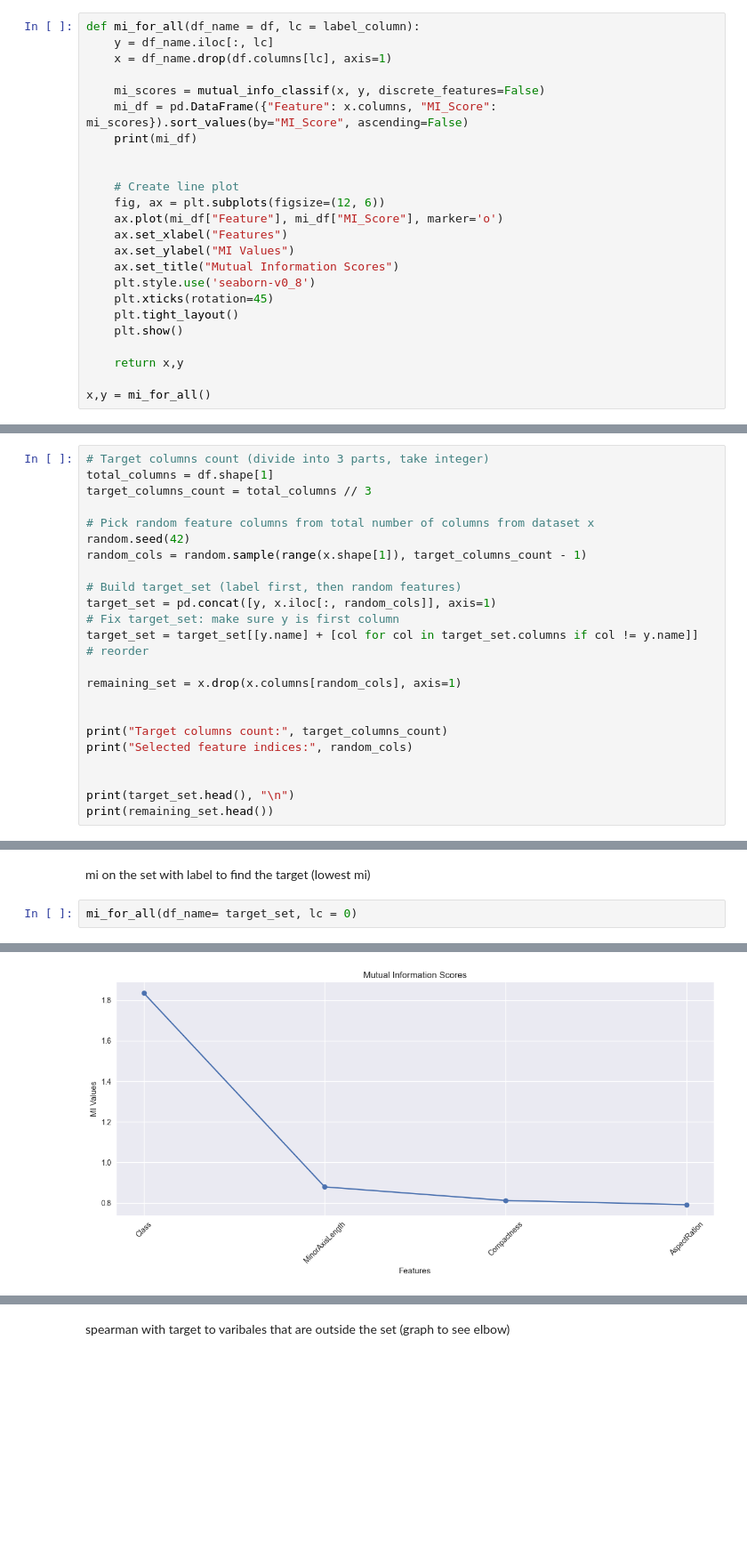
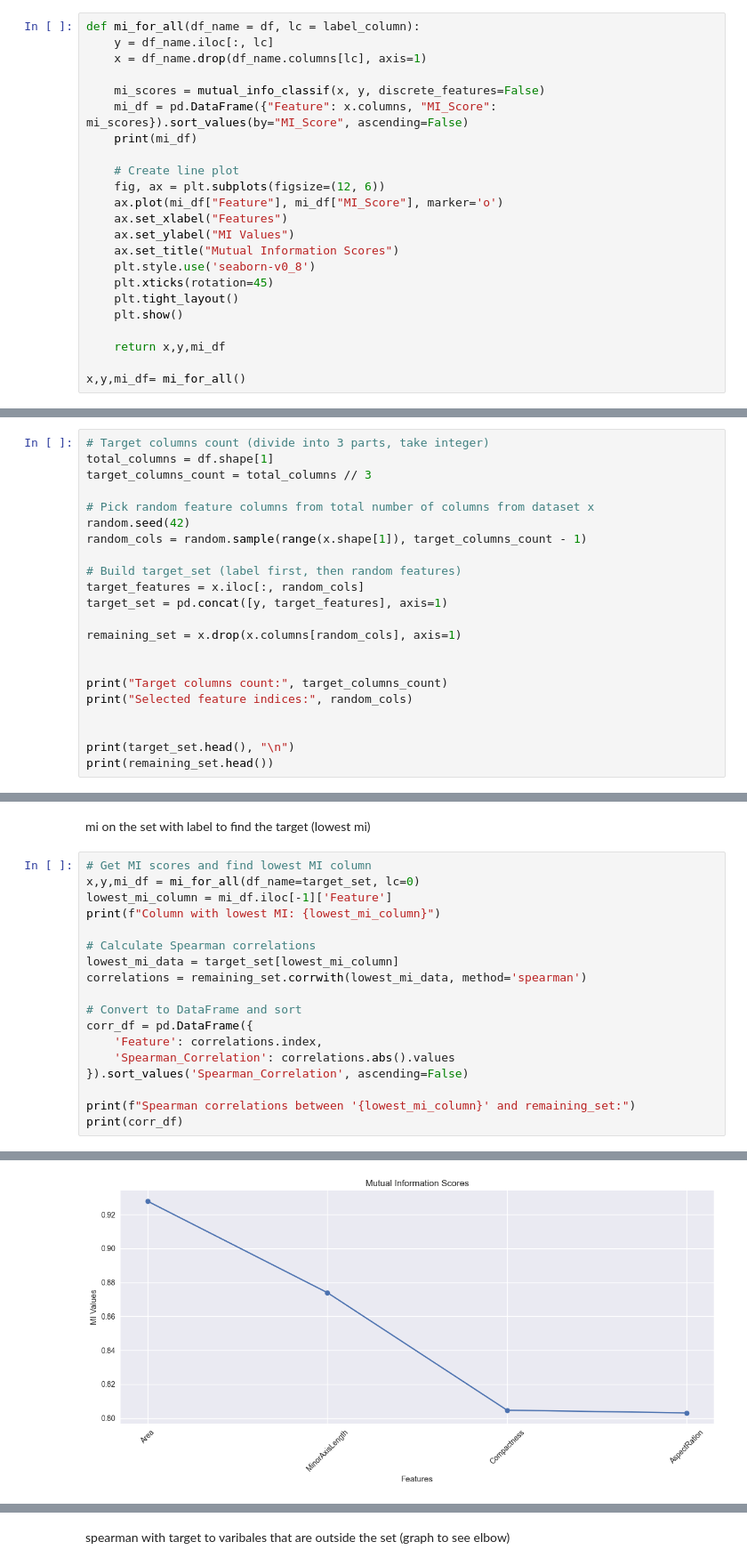
Before and after one commit to cansenturk1/ppfs_mlpart, a Jupyter notebook: mi_calculations.ipynb, the cells around one changed output, grey strips where cells are left out. Shown at 89% size. Cells and saved outputs as stored; diff of their text form; blank space fills up the shorter version.

```diff
--- a/mi_calculations.ipynb
+++ b/mi_calculations.ipynb
@@ -49,12 +49,11 @@ print(plt.style.available)
 # %%
 def mi_for_all(df_name = df, lc = label_column):
     y = df_name.iloc[:, lc]
-    x = df_name.drop(df.columns[lc], axis=1)
+    x = df_name.drop(df_name.columns[lc], axis=1)
 
     mi_scores = mutual_info_classif(x, y, discrete_features=False)
     mi_df = pd.DataFrame({"Feature": x.columns, "MI_Score": mi_scores}).sort_values(by="MI_Score", ascending=False)
     print(mi_df)
-
 
     # Create line plot
     fig, ax = plt.subplots(figsize=(12, 6))
@@ -67,8 +66,8 @@ def mi_for_all(df_name = df, lc = label_column):
     plt.tight_layout()
     plt.show()
 
-    return x,y
+    return x,y,mi_df
 
-x,y = mi_for_all()
+x,y,mi_df= mi_for_all()
 # %% [output]
             Feature  MI_Score
@@ -101,9 +100,8 @@ random.seed(42)
 random_cols = random.sample(range(x.shape[1]), target_columns_count - 1)
 
 # Build target_set (label first, then random features)
-target_set = pd.concat([y, x.iloc[:, random_cols]], axis=1)
-# Fix target_set: make sure y is first column
-target_set = target_set[[y.name] + [col for col in target_set.columns if col != y.name]]  # reorder
+target_features = x.iloc[:, random_cols]
+target_set = pd.concat([y, target_features], axis=1)
 
 remaining_set = x.drop(x.columns[random_cols], axis=1)
 
@@ -135,6 +133,22 @@ Selected feature indices: [3, 0, 11, 4]
 # %% [markdown]
 mi on the set with label to find the target (lowest mi)
 # %%
-mi_for_all(df_name= target_set, lc = 0)
+# Get MI scores and find lowest MI column
+x,y,mi_df = mi_for_all(df_name=target_set, lc=0)
+lowest_mi_column = mi_df.iloc[-1]['Feature']
+print(f"Column with lowest MI: {lowest_mi_column}")
+
+# Calculate Spearman correlations
+lowest_mi_data = target_set[lowest_mi_column]
+correlations = remaining_set.corrwith(lowest_mi_data, method='spearman')
+
+# Convert to DataFrame and sort
+corr_df = pd.DataFrame({
+    'Feature': correlations.index,
+    'Spearman_Correlation': correlations.abs().values
+}).sort_values('Spearman_Correlation', ascending=False)
+
+print(f"Spearman correlations between '{lowest_mi_column}' and remaining_set:")
+print(corr_df)
 # %% [output]
            Feature  MI_Score
@@ -145 +159 @@ mi_for_all(df_name= target_set, lc = 0)
-[figure, old version]
+[figure, new version]
```
Also changed, not shown: parts of 2 cells of this notebook, 1 other file.
